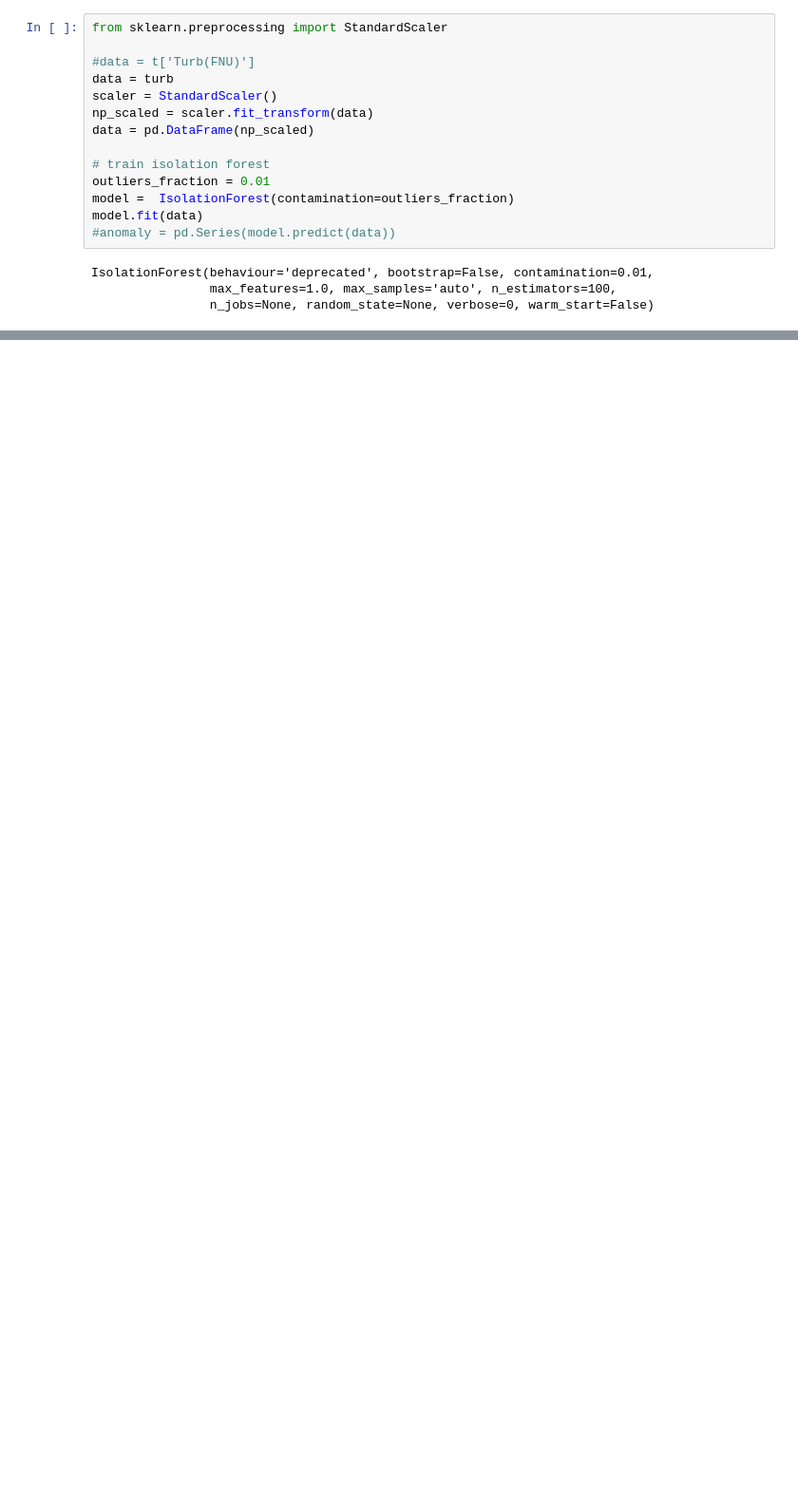
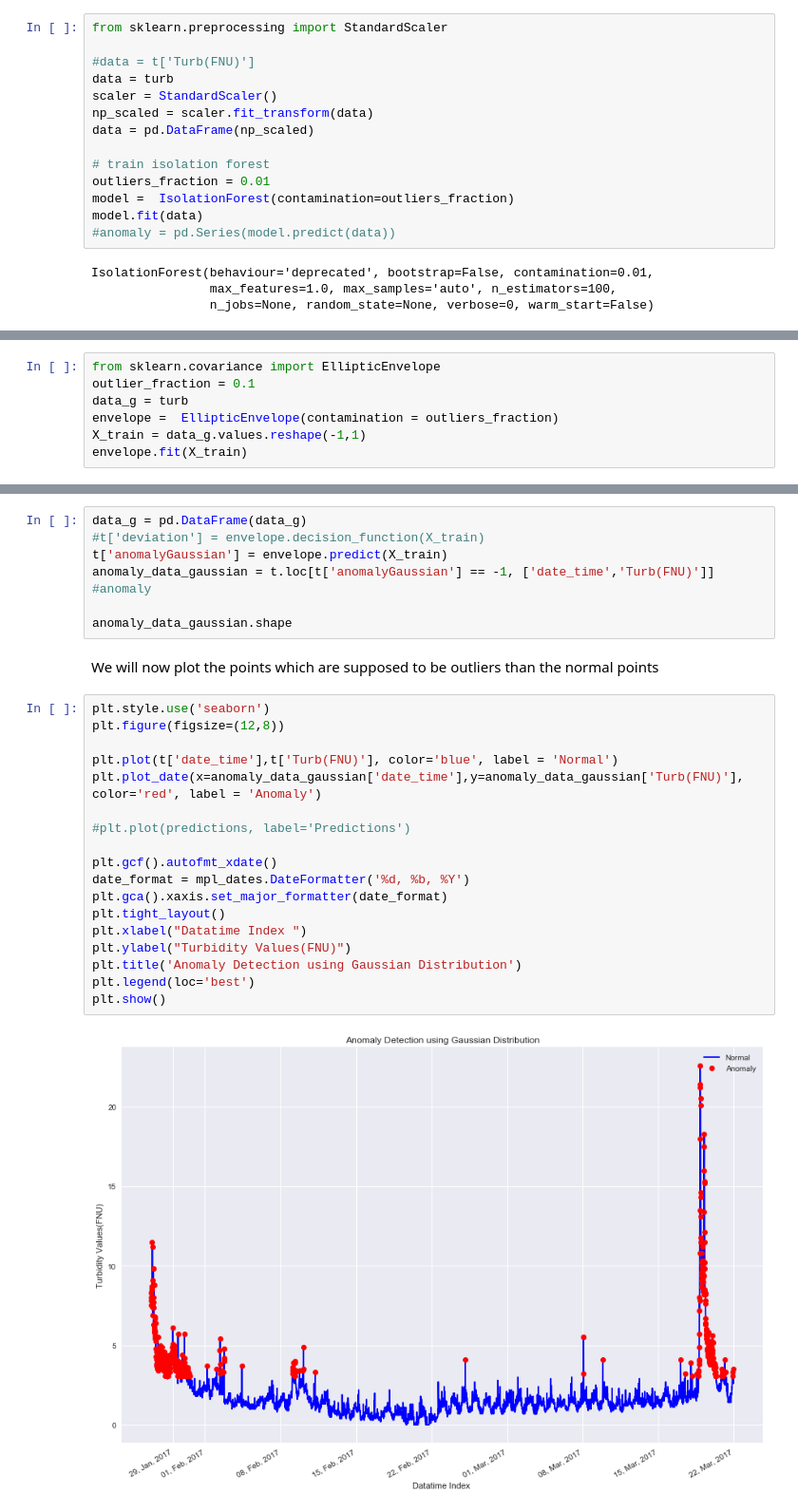
Before and after one commit to absaw/Surface-Water-Quality-Data-Anomaly-Detection, a Jupyter notebook: Code/Turbidity jupyter.ipynb, the cells around one changed output, grey strips where cells are left out. Shown at 95% size. Saved outputs shown, nothing was run; the diff lists cells and outputs as text; blank space fills up the shorter version.

```diff
--- a/Code/Turbidity jupyter.ipynb
+++ b/Code/Turbidity jupyter.ipynb
@@ -744,0 +729,7 @@ plt.show()
+# %%
+from sklearn.covariance import EllipticEnvelope
+outlier_fraction = 0.1
+data_g = turb
+envelope =  EllipticEnvelope(contamination = outliers_fraction)
+X_train = data_g.values.reshape(-1,1)
+envelope.fit(X_train)
@@ -744,0 +741,29 @@ plt.show()
+# %%
+data_g = pd.DataFrame(data_g)
+#t['deviation'] = envelope.decision_function(X_train)
+t['anomalyGaussian'] = envelope.predict(X_train)
+anomaly_data_gaussian = t.loc[t['anomalyGaussian'] == -1, ['date_time','Turb(FNU)']] #anomaly
+
+anomaly_data_gaussian.shape
+# %% [markdown]
+We will now plot the points which are supposed to be outliers than the normal points
+# %%
+plt.style.use('seaborn')
+plt.figure(figsize=(12,8))
+
+plt.plot(t['date_time'],t['Turb(FNU)'], color='blue', label = 'Normal')
+plt.plot_date(x=anomaly_data_gaussian['date_time'],y=anomaly_data_gaussian['Turb(FNU)'], color='red', label = 'Anomaly')
+
+#plt.plot(predictions, label='Predictions')
+
+plt.gcf().autofmt_xdate()
+date_format = mpl_dates.DateFormatter('%d, %b, %Y')
+plt.gca().xaxis.set_major_formatter(date_format)
+plt.tight_layout()
+plt.xlabel("Datatime Index ")
+plt.ylabel("Turbidity Values(FNU)")
+plt.title('Anomaly Detection using Gaussian Distribution')
+plt.legend(loc='best')
+plt.show()
+# %% [output]
+[figure, added]
```
Also changed, not shown: parts of 38 cells of this notebook.
